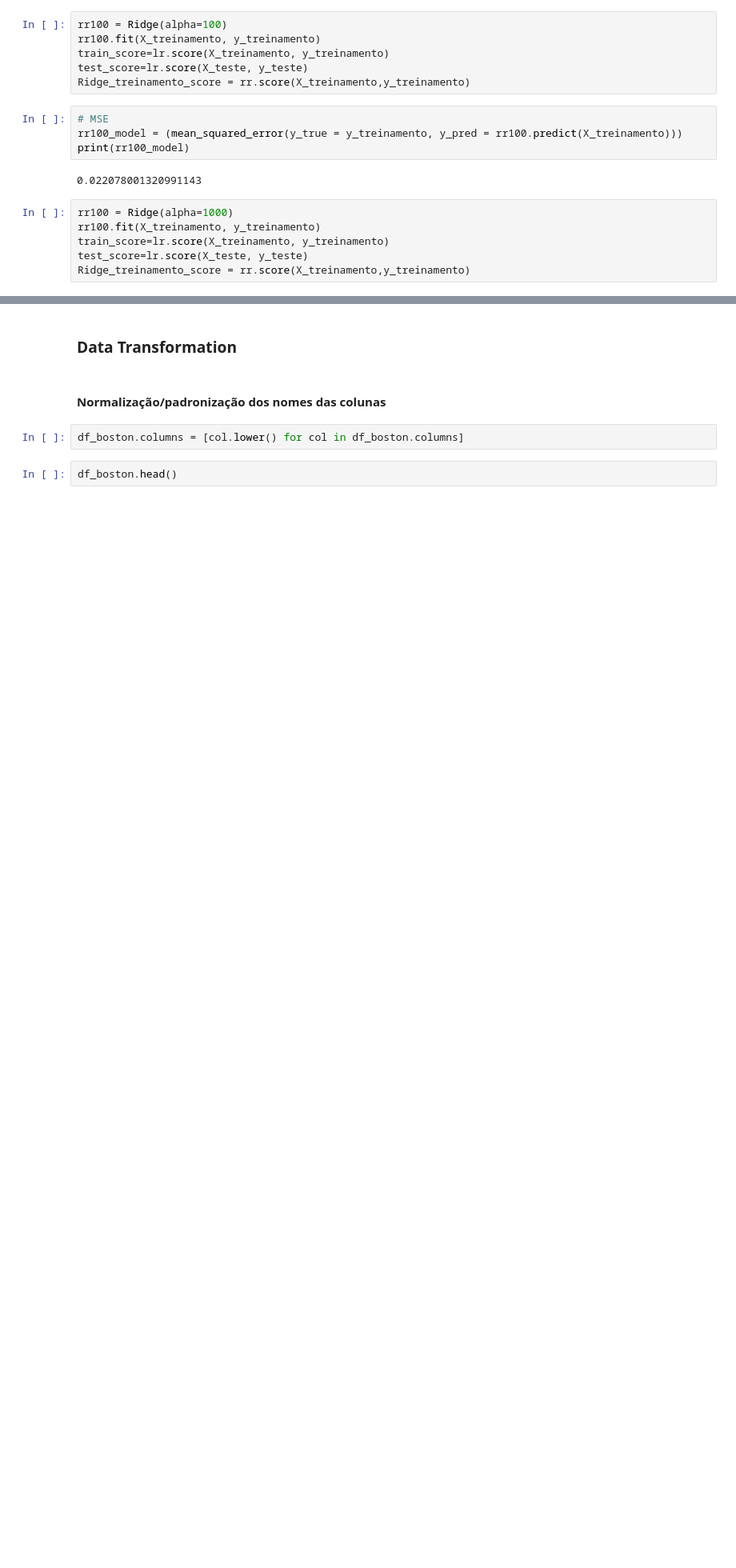
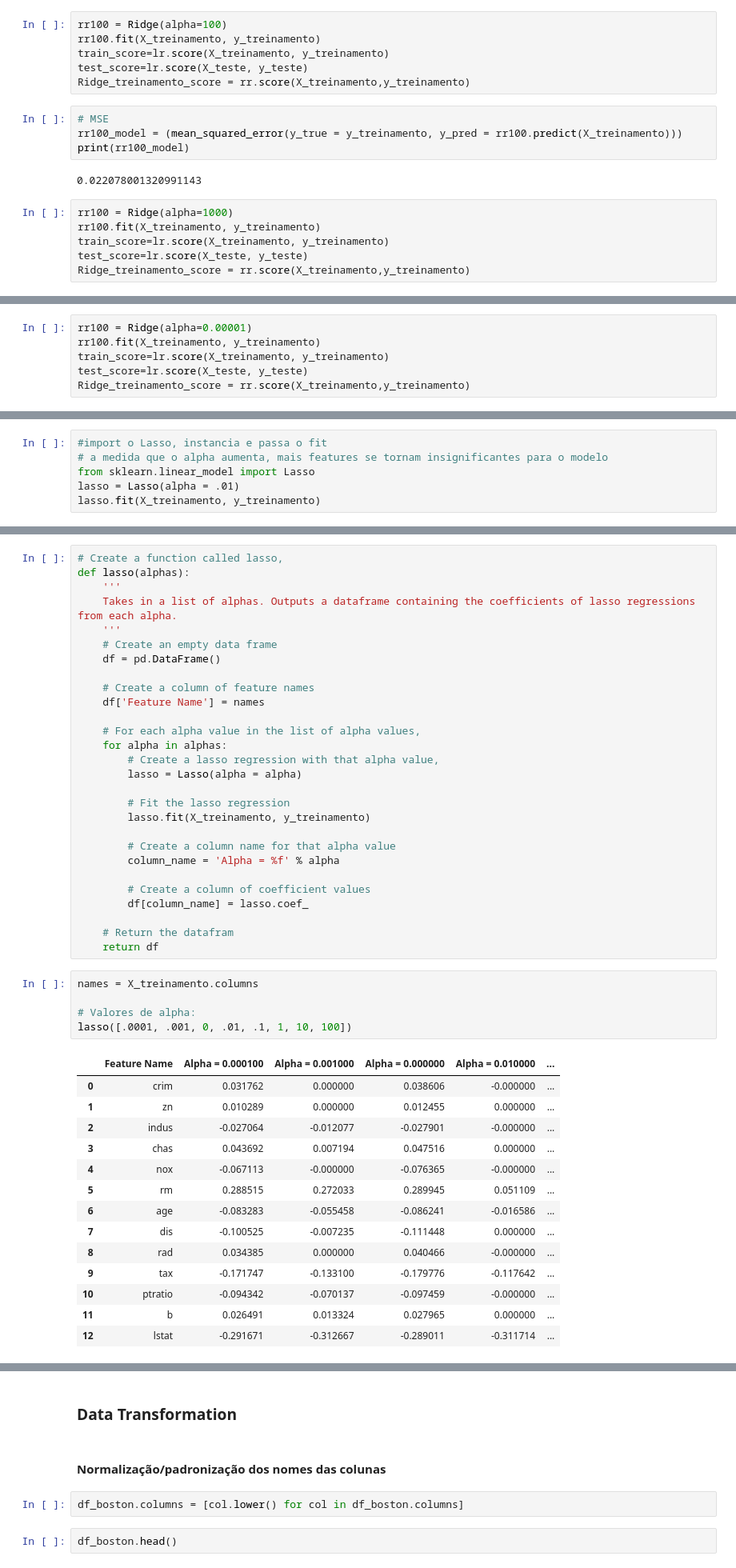
Before and after one commit to jjefferson2006/DSWP_JJ_altera, a Jupyter notebook: Notebooks/exercicioJJ2NB15_02__Regressão Linear.ipynb, the cells around one changed output, grey strips where cells are left out. Shown at 80% size. Drawn from its saved outputs; the diff is of its cells as text; blank space fills up the shorter version.

```diff
--- a/Notebooks/exercicioJJ2NB15_02__Regressão Linear.ipynb
+++ b/Notebooks/exercicioJJ2NB15_02__Regressão Linear.ipynb
@@ -1244,0 +1292,6 @@ print(rr100_model)
+# %%
+rr100 = Ridge(alpha=0.00001)
+rr100.fit(X_treinamento, y_treinamento)
+train_score=lr.score(X_treinamento, y_treinamento)
+test_score=lr.score(X_teste, y_teste)
+Ridge_treinamento_score = rr.score(X_treinamento,y_treinamento)
@@ -1244,0 +1308,6 @@ print(rr100_model)
+# %%
+#import o Lasso, instancia e passa o fit
+# a medida que o alpha aumenta, mais features se tornam insignificantes para o modelo
+from sklearn.linear_model import Lasso
+lasso = Lasso(alpha = .01)
+lasso.fit(X_treinamento, y_treinamento)
@@ -1244,0 +1359,48 @@ print(rr100_model)
+# %%
+# Create a function called lasso,
+def lasso(alphas):
+    '''
+    Takes in a list of alphas. Outputs a dataframe containing the coefficients of lasso regressions from each alpha.
+    '''
+    # Create an empty data frame
+    df = pd.DataFrame()
+
+    # Create a column of feature names
+    df['Feature Name'] = names
+
+    # For each alpha value in the list of alpha values,
+    for alpha in alphas:
+        # Create a lasso regression with that alpha value,
+        lasso = Lasso(alpha = alpha)
+
+        # Fit the lasso regression
+        lasso.fit(X_treinamento, y_treinamento)
+
+        # Create a column name for that alpha value
+        column_name = 'Alpha = %f' % alpha
+
+        # Create a column of coefficient values
+        df[column_name] = lasso.coef_
+
+    # Return the datafram
+    return df
+# %%
+names = X_treinamento.columns
+
+# Valores de alpha:
+lasso([.0001, .001, 0, .01, .1, 1, 10, 100])
+# %% [output]
+|  | Feature Name | Alpha = 0.000100 | Alpha = 0.001000 | Alpha = 0.000000 | Alpha = 0.010000 | ... |
+| 0 | crim | 0.031762 | 0.000000 | 0.038606 | -0.000000 | ... |
+| 1 | zn | 0.010289 | 0.000000 | 0.012455 | 0.000000 | ... |
+| 2 | indus | -0.027064 | -0.012077 | -0.027901 | -0.000000 | ... |
+| 3 | chas | 0.043692 | 0.007194 | 0.047516 | 0.000000 | ... |
+| 4 | nox | -0.067113 | -0.000000 | -0.076365 | -0.000000 | ... |
+| 5 | rm | 0.288515 | 0.272033 | 0.289945 | 0.051109 | ... |
+| 6 | age | -0.083283 | -0.055458 | -0.086241 | -0.016586 | ... |
+| 7 | dis | -0.100525 | -0.007235 | -0.111448 | 0.000000 | ... |
+| 8 | rad | 0.034385 | 0.000000 | 0.040466 | -0.000000 | ... |
+| 9 | tax | -0.171747 | -0.133100 | -0.179776 | -0.117642 | ... |
+| 10 | ptratio | -0.094342 | -0.070137 | -0.097459 | -0.000000 | ... |
+| 11 | b | 0.026491 | 0.013324 | 0.027965 | 0.000000 | ... |
+| 12 | lstat | -0.291671 | -0.312667 | -0.289011 | -0.311714 | ... |
```
Also changed, not shown: parts of 64 cells of this notebook.
